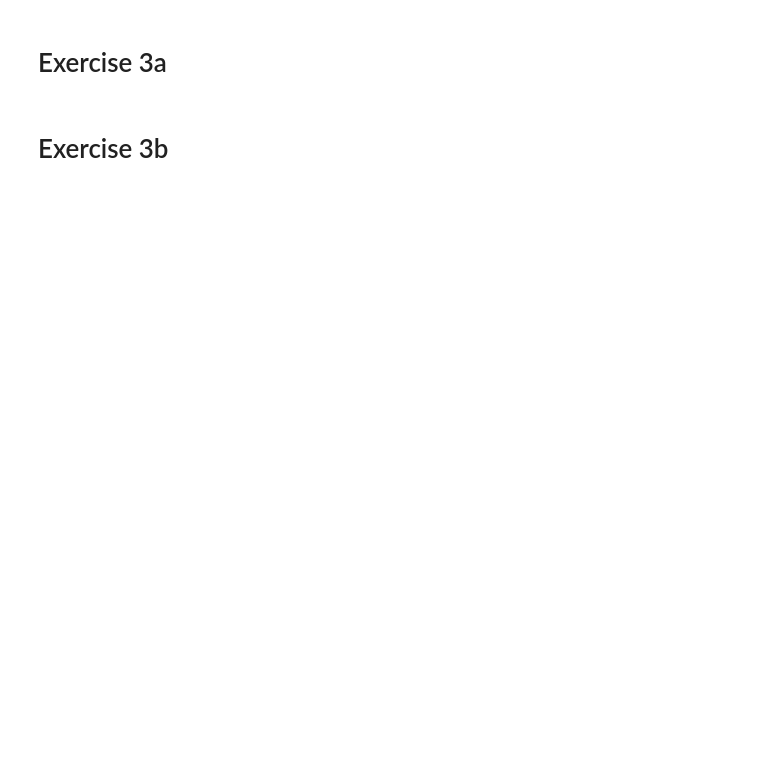
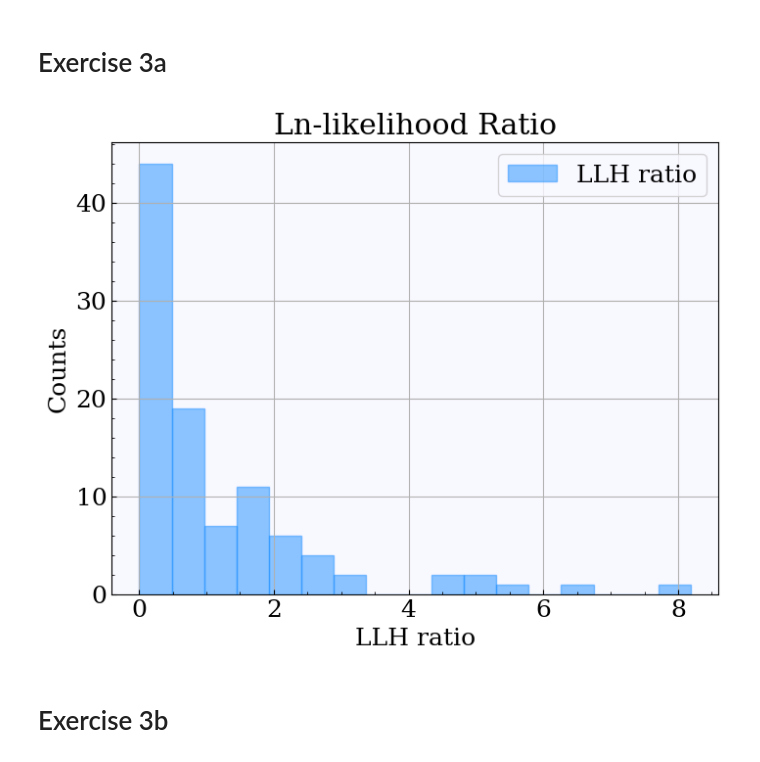
Before and after one commit to Emilie-Jessen/AppStat2, a Jupyter notebook: Project_03/Solution_03.ipynb, the cells around one changed output. Cells and saved outputs as stored; diff of their text form; code cells hidden in the pictures; blank space fills up the shorter version.

```diff
--- a/Project_03/Solution_03.ipynb
+++ b/Project_03/Solution_03.ipynb
@@ -353,0 +569,30 @@ ax.plot(t_mark, pdf(t_mark, 1, b0, sigma), label='PDF')
+# %%
+# Loading the data
+nuc_data = np.loadtxt('NucData.txt', skiprows=0)
+
+# Defining the number of trials and events
+N_trials = 100
+N_events = 200
+
+def integrator(t, b, sigma):
+    """Function to calculate the integrant for the probability density function"""
+    t_mark = np.linspace(0, 300, 900)
+    exp = np.exp(-t_mark / b) / b
+    gauss = np.exp(-(t - t_mark)**2 / (2 * sigma**2)) / (np.sqrt(2 * np.pi) * sigma)
+    integrant = exp * gauss
+    return np.trapz(integrant, t_mark)
+
+
+def pdf(t, b, sigma):
+    """Function to calculate the probability density function
+    for a exponential decay with Gaussian resolution"""
+    t_array = np.sort(t.ravel())
+    t_array = np.sort(t)
+    func = np.array([integrator(t_array[i], b, sigma) for i in range(len(t_array))])
+    func /= np.trapz(func, t_array)
+    return func
+
+
+def llh(data, b, sigma):
+    """Function to calculate the log-likelihood function"""
+    return np.sum(np.log(pdf(np.sort(data), b, sigma)))
@@ -354,2 +649,18 @@ ax.plot(t_mark, pdf(t_mark, 1, b0, sigma), label='PDF')
+# %%
+# Plot the likelihood values
+
+fig, ax = plt.subplots(figsize=(8, 6))
+
+ax.hist(llh_ratio, bins=17, edgecolor='dodgerblue', alpha=0.5, label='LLH ratio')
+ax.set(xlabel='LLH ratio',
+       ylabel='Counts',
+       title='Ln-likelihood Ratio')
+
+ax.legend()
+
+if save_plots:
+       plt.savefig('likelihood_ratio.png', dpi=300)
+# %% [output]
+[figure, added]
 # %% [markdown]
 # Exercise 3b
```
Also changed, not shown: parts of 21 cells of this notebook, 4 other files.
